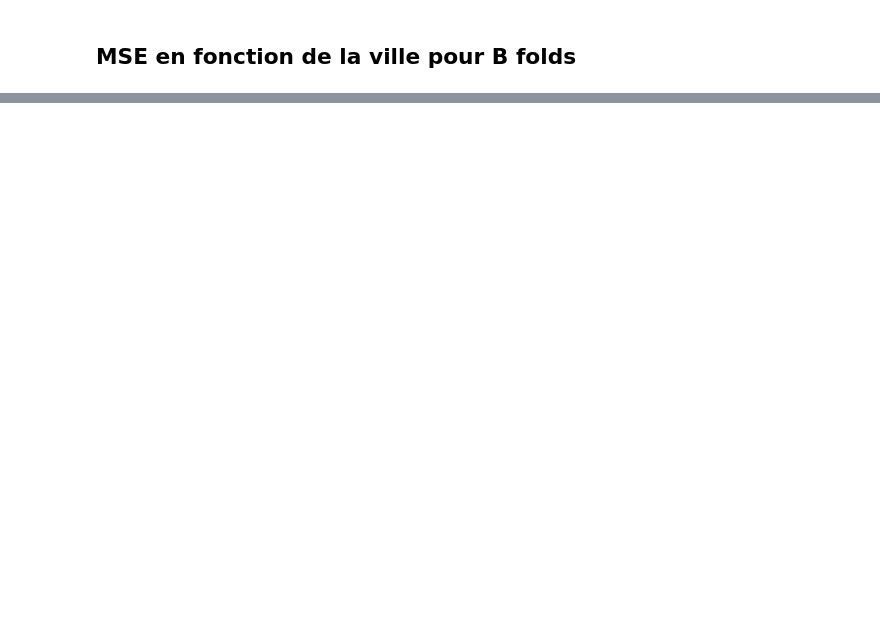
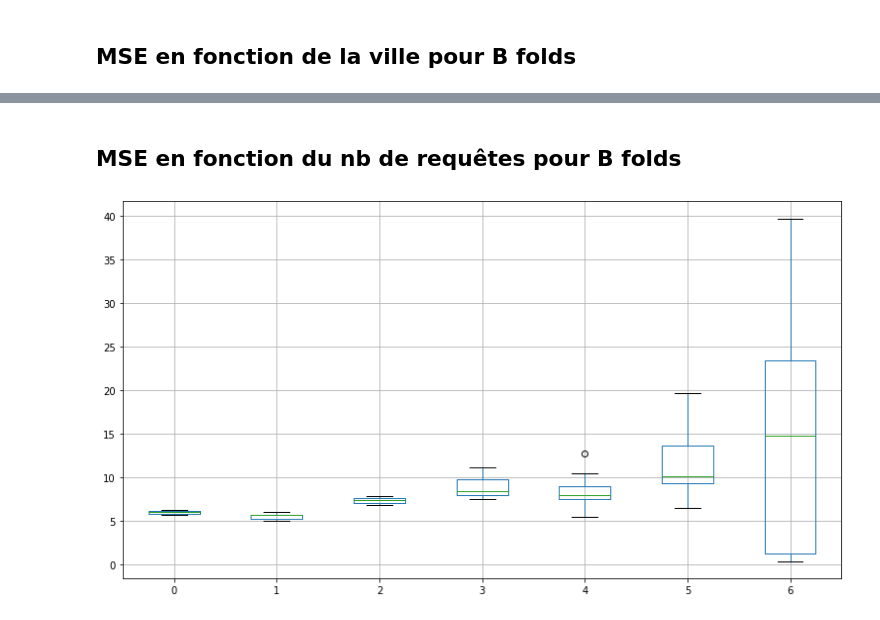
Before and after one commit to TryoenJ/Defi-IA, a Jupyter notebook: MSE-Julie-Target.ipynb, the cells around one changed output, grey strips where cells are left out. Saved outputs shown, nothing was run; the diff lists cells and outputs as text; code cells hidden in the pictures; blank space fills up the shorter version.

Commit message:
boxplots

```diff
--- a/MSE-Julie-Target.ipynb
+++ b/MSE-Julie-Target.ipynb
@@ -169,0 +147,6 @@ plt.show()
+# %%
+listLang = {'austrian':0, 'belgian':1, 'bulgarian':2, 'croatian':3, 'cypriot':4, 'czech':5, 'danish':6, 'dutch':7, 'estonian':8, 'finnish':9,
+            'french':10, 'german':11, 'greek':12, 'hungarian':13, 'irish':14, 'italian':15, 'latvian':16, 'lithuanian':17, 'luxembourgish':18,
+            'maltese':19, 'polish':20, 'portuguese':21, 'romanian':22, 'slovakian':23, 'slovene':24, 'spanish':25,'swedish':26}
+B = 10
+Vect_erreur = np.zeros((B,len(listLang),2))
@@ -169,0 +173,4 @@ plt.show()
+# %%
+arrayErreur = np.zeros((B,len(listLang)))
+for b in range(B):
+    arrayErreur[b,:]=Vect_erreur[b,:,0]
@@ -169,0 +186,37 @@ plt.show()
+# %% [markdown]
+## MSE en fonction du nb de requêtes pour B folds
+# %%
+nr = np.linspace(1,7,7)
+B = 10
+Vect_erreur = np.zeros((B,len(nr),2))
+
+for b in range(0,B):
+    X_train, X_test, y_train, y_test = train_test_split(X,Y,test_size=0.2)
+    y_train = np.ravel(y_train)
+    y_test = np.ravel(y_test)
+    pip.fit(X_train, y_train)
+    pred = pip.predict(X_test)
+
+    x = np.ravel(X_test[['nb_requete']])
+
+    for i in range(len(x)):
+        n = x[i] - 1
+        yt = y_test[i]
+        p = pred[i]
+        erreur = (yt-p)**2
+        Vect_erreur[b,n,0] += erreur
+        Vect_erreur[b,n,1] += 1
+
+    for i in range(Vect_erreur.shape[1]):
+        Vect_erreur[b,i,0] = Vect_erreur[b,i,0]/Vect_erreur[b,i,1]
+# %%
+arrayErreur = np.zeros((B,7))
+for b in range(B):
+    arrayErreur[b,:]=Vect_erreur[b,:,0]
+# %%
+dataframeErreur = pd.DataFrame(arrayErreur)
+plt.figure(figsize=(13,7))
+dataframeErreur.boxplot()
+plt.show()
+# %% [output]
+[figure, added]
```
Also changed, not shown: parts of 32 cells of this notebook.
